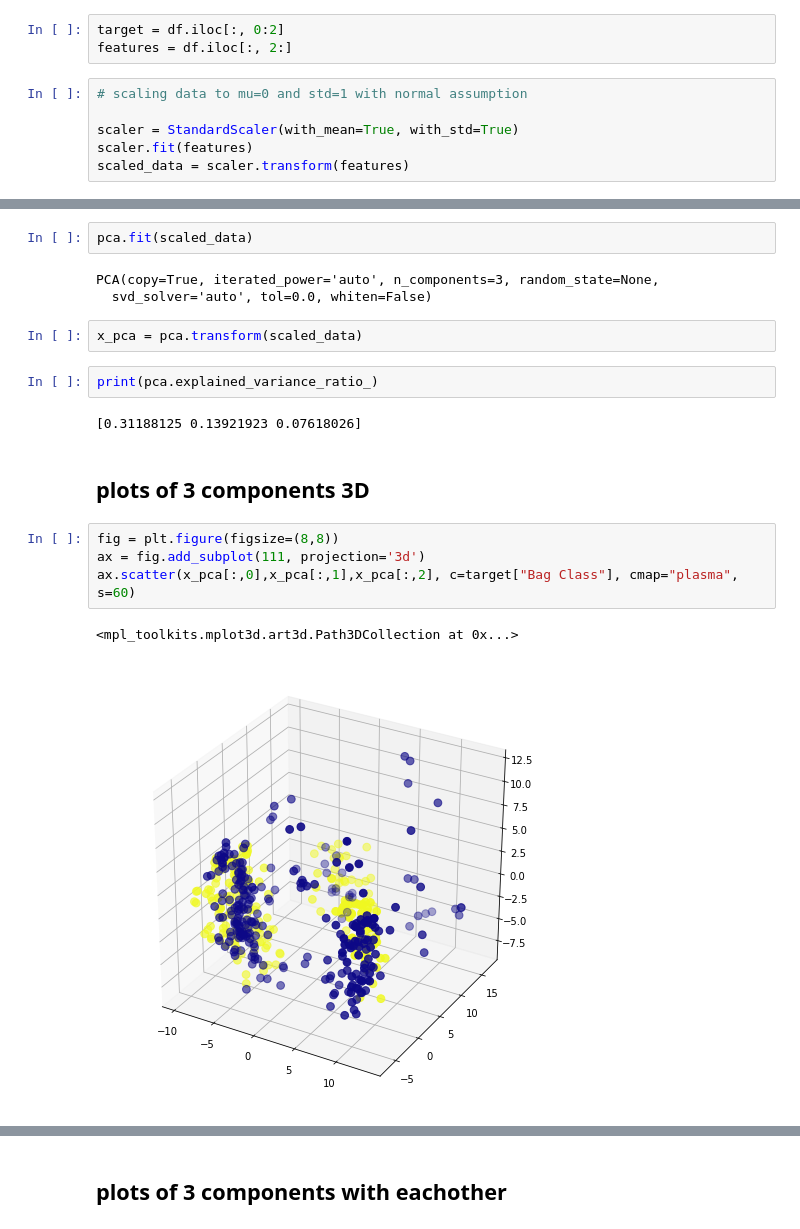
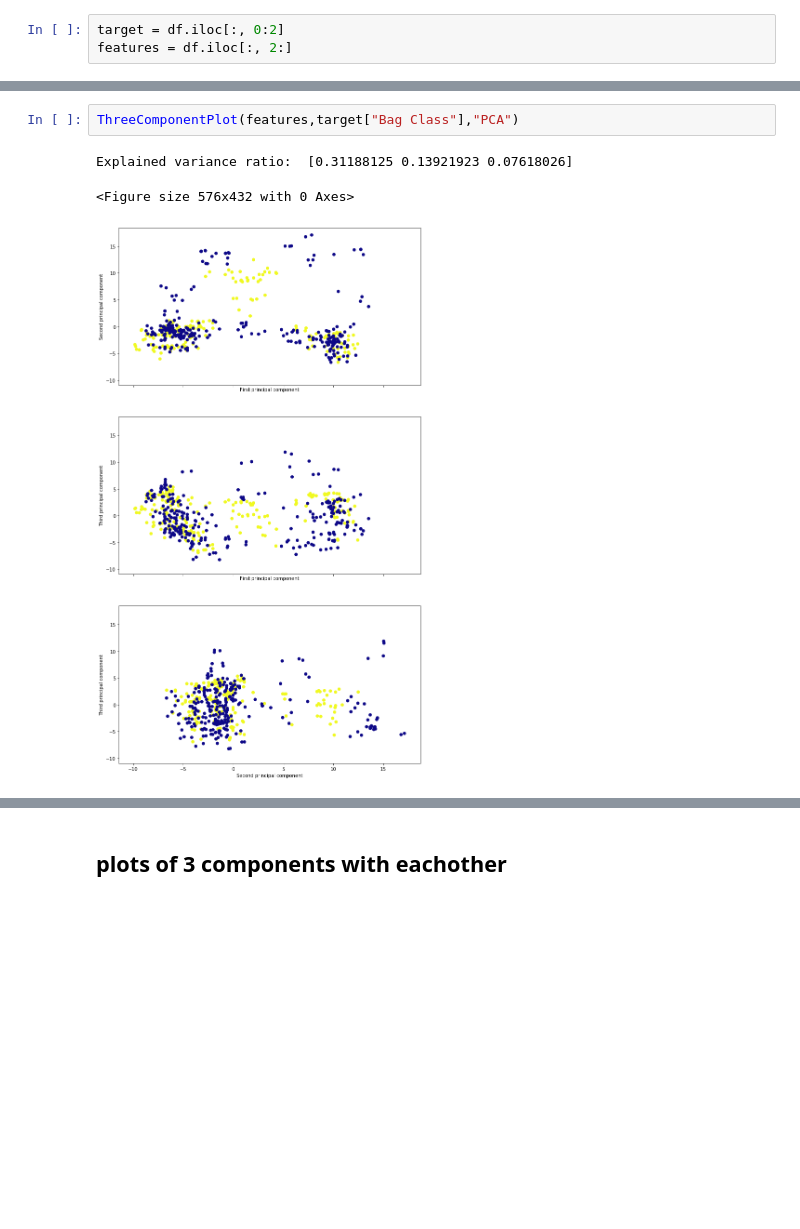
Before and after one commit to BU-IE-582/fall19-omarburk, a Jupyter notebook: IE582_HW2.ipynb, the cells around one changed output, grey strips where cells are left out. Cells and saved outputs as stored; diff of their text form; blank space fills up the shorter version.

```diff
--- a/IE582_HW2.ipynb
+++ b/IE582_HW2.ipynb
@@ -27,9 +73,3 @@ df.head()
 # %%
 target = df.iloc[:, 0:2]
 features = df.iloc[:, 2:]
-# %%
-# scaling data to mu=0 and std=1 with normal assumption
-
-scaler = StandardScaler(with_mean=True, with_std=True)
-scaler.fit(features)
-scaled_data = scaler.transform(features)
@@ -38,20 +76,6 @@ pca = PCA(n_components=3)
-# %%
-pca.fit(scaled_data)
-# %% [output]
-PCA(copy=True, iterated_power='auto', n_components=3, random_state=None,
-  svd_solver='auto', tol=0.0, whiten=False)
-# %%
-x_pca = pca.transform(scaled_data)
-# %%
-print(pca.explained_variance_ratio_)
-# %% [output]
-[0.31188125 0.13921923 0.07618026]
-# %% [markdown]
-## plots of 3 components 3D
-# %%
-fig = plt.figure(figsize=(8,8))
-ax = fig.add_subplot(111, projection='3d')
-ax.scatter(x_pca[:,0],x_pca[:,1],x_pca[:,2], c=target["Bag Class"], cmap="plasma", s=60)
-# %% [output]
-<mpl_toolkits.mplot3d.art3d.Path3DCollection at 0x...>
-[figure, removed]
+# %%
+ThreeComponentPlot(features,target["Bag Class"],"PCA")
+# %% [output]
+Explained variance ratio:  [0.31188125 0.13921923 0.07618026]
+<Figure size 576x432 with 0 Axes>
+[figure, added]
```
Also changed, not shown: parts of 18 cells of this notebook.
